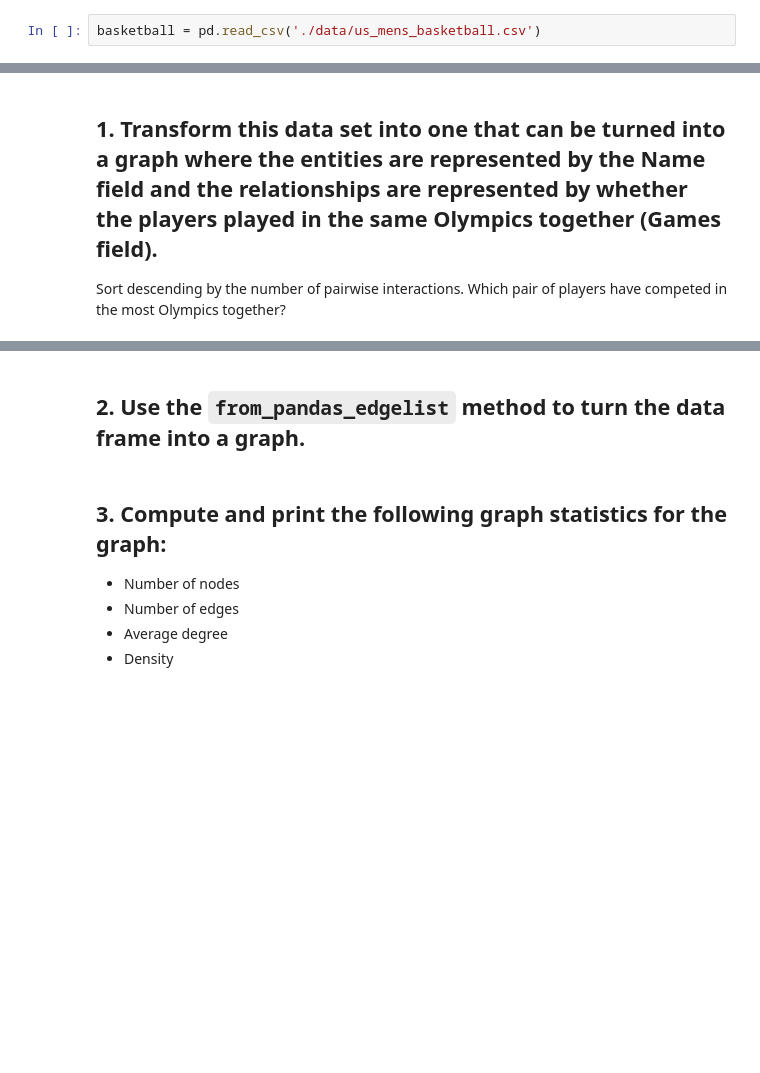
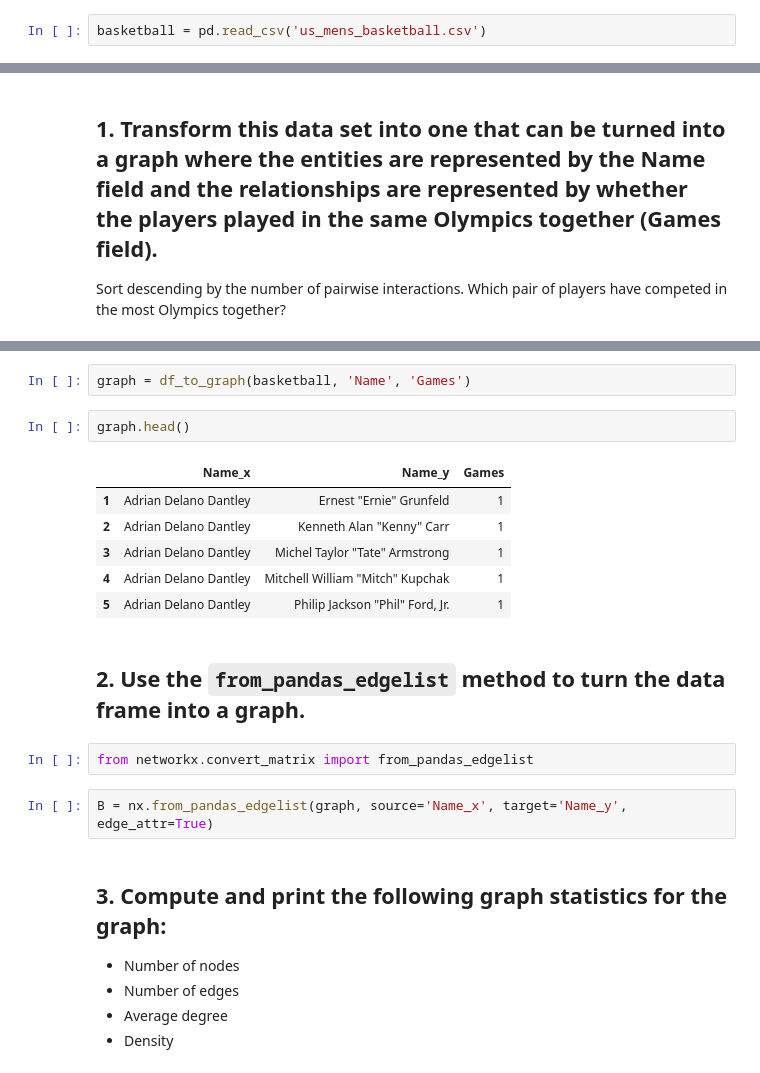
Before and after one commit to ta-datapt-bcn/lab-network-analysis, a Jupyter notebook: your-code/main.ipynb, the cells around one changed output, grey strips where cells are left out. Cells and saved outputs as stored; diff of their text form; blank space fills up the shorter version.

```diff
--- a/your-code/main.ipynb
+++ b/your-code/main.ipynb
@@ -14,4 +28,4 @@ In the `us_mens_basketball.csv` data set, each row represents an single basketba
 # %%
-basketball = pd.read_csv('./data/us_mens_basketball.csv')
+basketball = pd.read_csv('us_mens_basketball.csv')
 # %%
 basketball.head()
@@ -22,5 +56,20 @@ Sort descending by the number of pairwise interactions. Which pair of players ha
+# %%
+graph = df_to_graph(basketball, 'Name', 'Games')
+# %%
+graph.head()
+# %% [output]
+|  | Name_x | Name_y | Games |
+| 1 | Adrian Delano Dantley | Ernest "Ernie" Grunfeld | 1 |
+| 2 | Adrian Delano Dantley | Kenneth Alan "Kenny" Carr | 1 |
+| 3 | Adrian Delano Dantley | Michel Taylor "Tate" Armstrong | 1 |
+| 4 | Adrian Delano Dantley | Mitchell William "Mitch" Kupchak | 1 |
+| 5 | Adrian Delano Dantley | Philip Jackson "Phil" Ford, Jr. | 1 |
 # %% [markdown]
 ## 2. Use the `from_pandas_edgelist` method to turn the data frame into a graph.
+# %%
+from networkx.convert_matrix import from_pandas_edgelist
+# %%
+B = nx.from_pandas_edgelist(graph, source='Name_x', target='Name_y', edge_attr=True)
 # %% [markdown]
 ## 3. Compute and print the following graph statistics for the graph:
 
```
Also changed, not shown: parts of 25 cells of this notebook.
